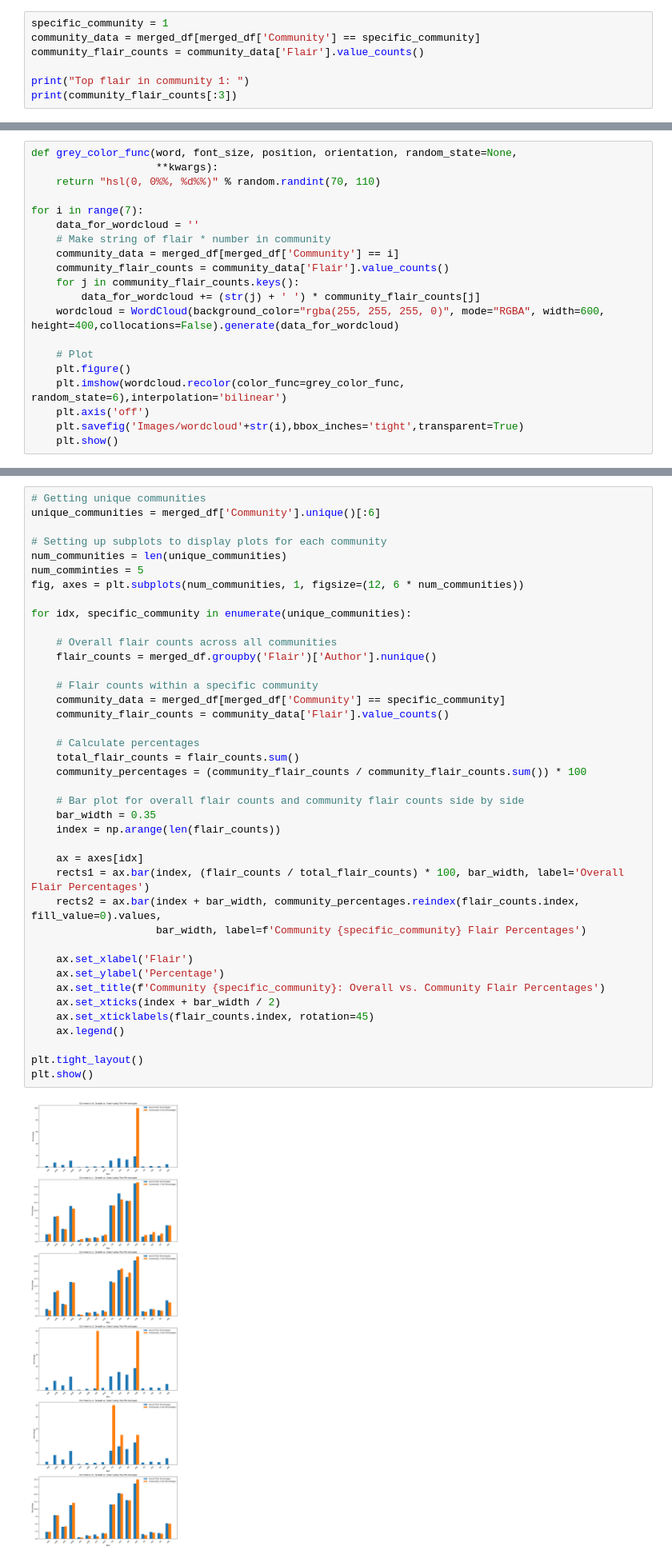
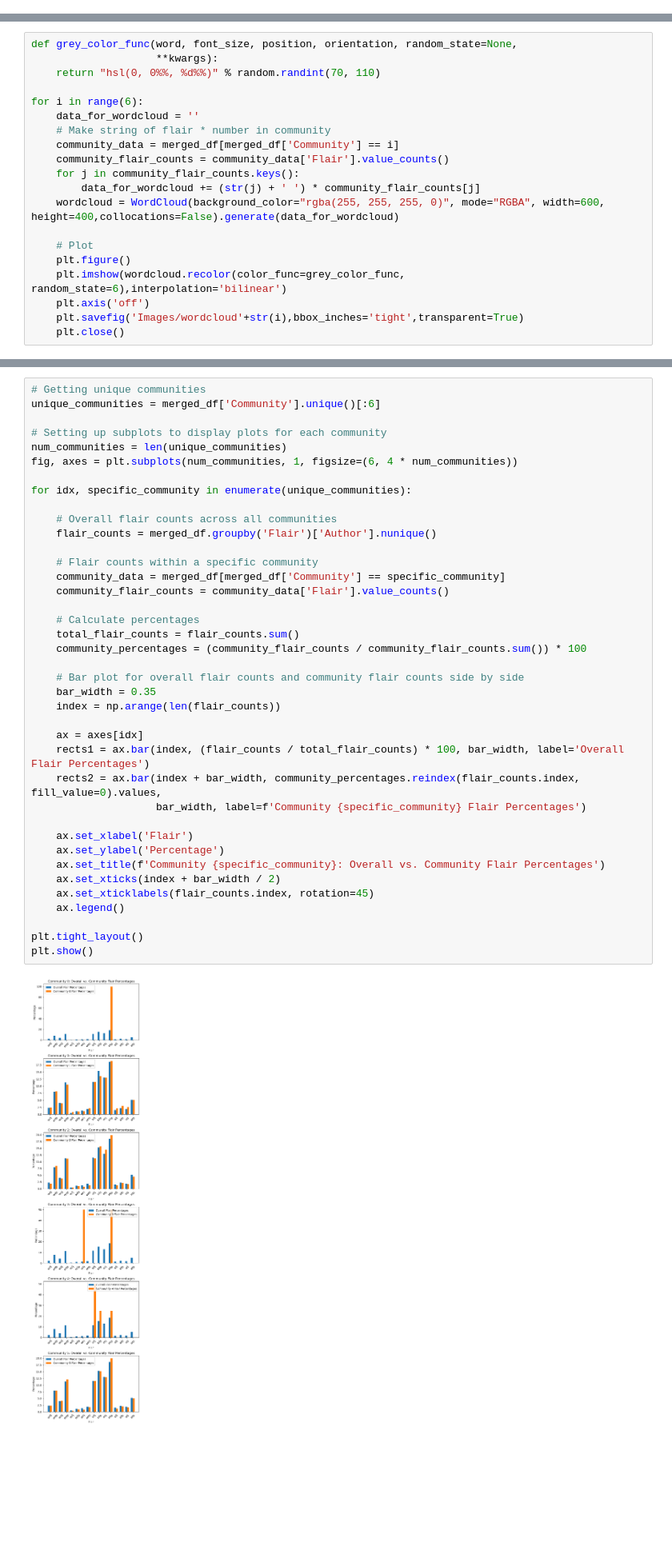
Before and after one commit to luchsonice/MBTI, a Jupyter notebook: 5_Communities.ipynb, the cells around one changed output, grey strips where cells are left out. Shown at 80% size. Cells and saved outputs as stored; diff of their text form; blank space fills up the shorter version.

Commit message:
update community notebook

```diff
--- a/5_Communities.ipynb
+++ b/5_Communities.ipynb
@@ -102,10 +112,3 @@ merged_df = pd.merge(df_community, df_flairs, on='Author')
 
 # Overall flair distribution across all communities
 flair_counts = merged_df.groupby('Flair')['Author'].nunique()
-# %%
-specific_community = 1
-community_data = merged_df[merged_df['Community'] == specific_community]
-community_flair_counts = community_data['Flair'].value_counts()
-
-print("Top flair in community 1: ")
-print(community_flair_counts[:3])
@@ -139,7 +119,7 @@ def grey_color_func(word, font_size, position, orientation, random_state=None,
                     **kwargs):
     return "hsl(0, 0%%, %d%%)" % random.randint(70, 110)
 
-for i in range(7):
+for i in range(6):
     data_for_wordcloud = ''
     # Make string of flair * number in community
     community_data = merged_df[merged_df['Community'] == i]
@@ -153,4 +133,4 @@ for i in range(7):
     plt.imshow(wordcloud.recolor(color_func=grey_color_func, random_state=6),interpolation='bilinear')
     plt.axis('off')
     plt.savefig('Images/wordcloud'+str(i),bbox_inches='tight',transparent=True)
-    plt.show()
+    plt.close()
@@ -233,42 +213,41 @@ unique_communities = merged_df['Community'].unique()[:6]
 
 # Setting up subplots to display plots for each community
 num_communities = len(unique_communities)
-num_comminties = 5
-fig, axes = plt.subplots(num_communities, 1, figsize=(12, 6 * num_communities))
+fig, axes = plt.subplots(num_communities, 1, figsize=(6, 4 * num_communities))
 
 for idx, specific_community in enumerate(unique_communities):
 
     # Overall flair counts across all communities
     flair_counts = merged_df.groupby('Flair')['Author'].nunique()
 
     # Flair counts within a specific community
     community_data = merged_df[merged_df['Community'] == specific_community]
     community_flair_counts = community_data['Flair'].value_counts()
 
     # Calculate percentages
     total_flair_counts = flair_counts.sum()
     community_percentages = (community_flair_counts / community_flair_counts.sum()) * 100
 
     # Bar plot for overall flair counts and community flair counts side by side
     bar_width = 0.35
     index = np.arange(len(flair_counts))
 
     ax = axes[idx]
     rects1 = ax.bar(index, (flair_counts / total_flair_counts) * 100, bar_width, label='Overall Flair Percentages')
     rects2 = ax.bar(index + bar_width, community_percentages.reindex(flair_counts.index, fill_value=0).values,
                     bar_width, label=f'Community {specific_community} Flair Percentages')
 
     ax.set_xlabel('Flair')
     ax.set_ylabel('Percentage')
     ax.set_title(f'Community {specific_community}: Overall vs. Community Flair Percentages')
     ax.set_xticks(index + bar_width / 2)
     ax.set_xticklabels(flair_counts.index, rotation=45)
     ax.legend()
 
 plt.tight_layout()
 plt.show()
 # %% [output]
-[figure, old version]
+[figure, new version]
 # %% [markdown]
 Plots of flair distribution in each community. Y-axis showing the percentage of the personality types, while the x-axis is showing the different flairs. Furthermore the blue histogram is showing the overall flair percentage, while the orange histogram is showing the community 5 flair percentage.
 Overall we see that the comparison to the overall flair percentage vs. the community flair percentage is mostly the same. We do see a difference in community 3, where only estj and intp are active, or community 0 where intp is the only active personality type in the community. Furthermore we also see that personality type infj, infp and intp are all active in community 3. We have a more in depth discussion in the report.
```
Also changed, not shown: parts of 42 cells of this notebook.
